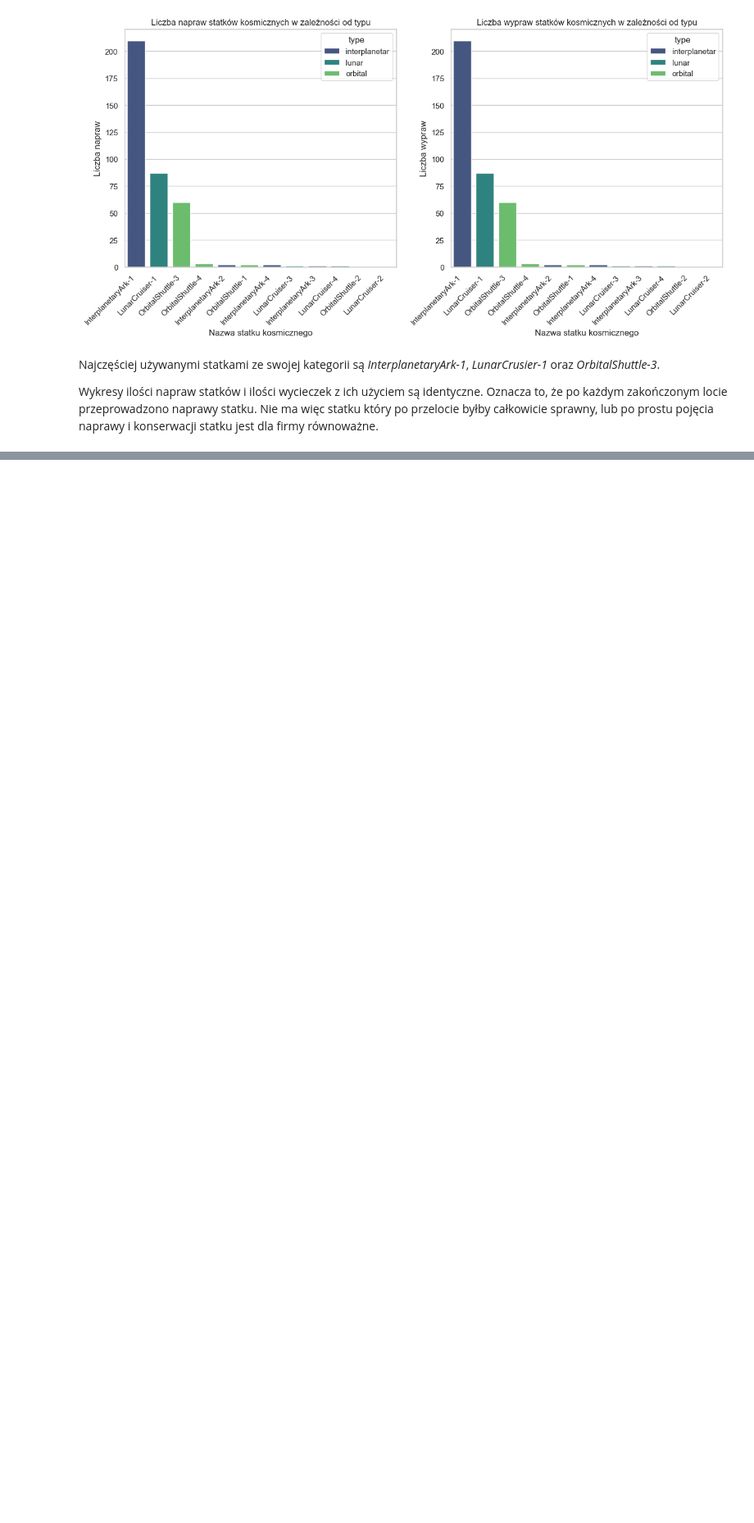
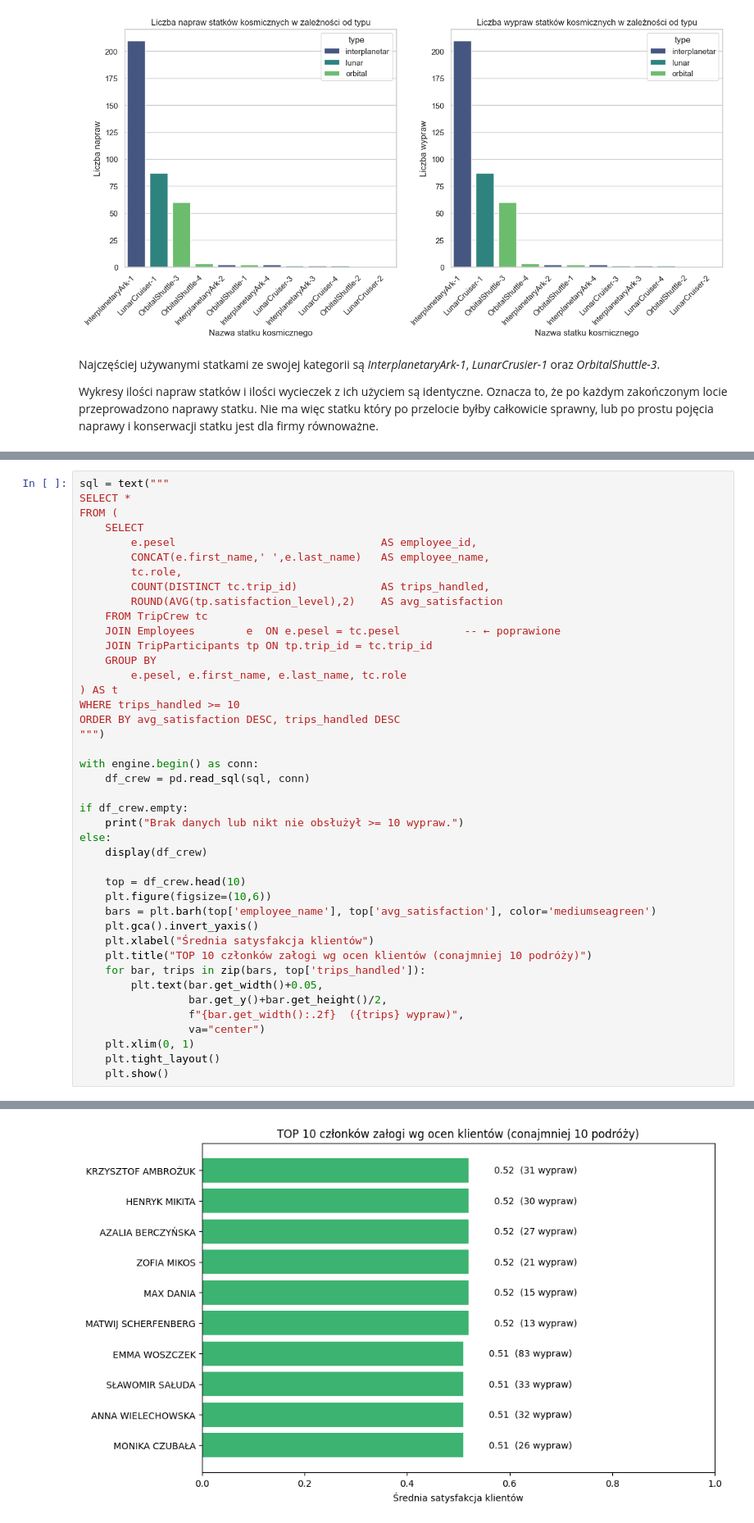
Before and after one commit to Enlightened-Monkey/Space-U, a Jupyter notebook: raport/Raport.ipynb, the cells around one changed output, grey strips where cells are left out. Shown: that part at 82% size. Drawn from its saved outputs; the diff is of its cells as text; blank space fills up the shorter version.

```diff
--- a/raport/Raport.ipynb
+++ b/raport/Raport.ipynb
@@ -700,0 +787,43 @@ Wykresy ilości napraw statków i ilości wycieczek z ich użyciem są identyczn
+# %%
+sql = text("""
+SELECT *
+FROM (
+    SELECT
+        e.pesel                                AS employee_id,
+        CONCAT(e.first_name,' ',e.last_name)   AS employee_name,
+        tc.role,
+        COUNT(DISTINCT tc.trip_id)             AS trips_handled,
+        ROUND(AVG(tp.satisfaction_level),2)    AS avg_satisfaction
+    FROM TripCrew tc
+    JOIN Employees        e  ON e.pesel = tc.pesel          -- ← poprawione
+    JOIN TripParticipants tp ON tp.trip_id = tc.trip_id
+    GROUP BY
+        e.pesel, e.first_name, e.last_name, tc.role
+) AS t
+WHERE trips_handled >= 10
+ORDER BY avg_satisfaction DESC, trips_handled DESC
+""")
+
+with engine.begin() as conn:
+    df_crew = pd.read_sql(sql, conn)
+
+if df_crew.empty:
+    print("Brak danych lub nikt nie obsłużył >= 10 wypraw.")
+else:
+    display(df_crew)
+
+    top = df_crew.head(10)
+    plt.figure(figsize=(10,6))
+    bars = plt.barh(top['employee_name'], top['avg_satisfaction'], color='mediumseagreen')
+    plt.gca().invert_yaxis()
+    plt.xlabel("Średnia satysfakcja klientów")
+    plt.title("TOP 10 członków załogi wg ocen klientów (conajmniej 10 podróży)")
+    for bar, trips in zip(bars, top['trips_handled']):
+        plt.text(bar.get_width()+0.05,
+                 bar.get_y()+bar.get_height()/2,
+                 f"{bar.get_width():.2f}  ({trips} wypraw)",
+                 va="center")
+    plt.xlim(0, 1)
+    plt.tight_layout()
+    plt.show()
+# %% [output]
@@ -700,0 +843 @@ Wykresy ilości napraw statków i ilości wycieczek z ich użyciem są identyczn
+[figure, added]
```
Also changed, not shown: parts of 8 cells of this notebook.
